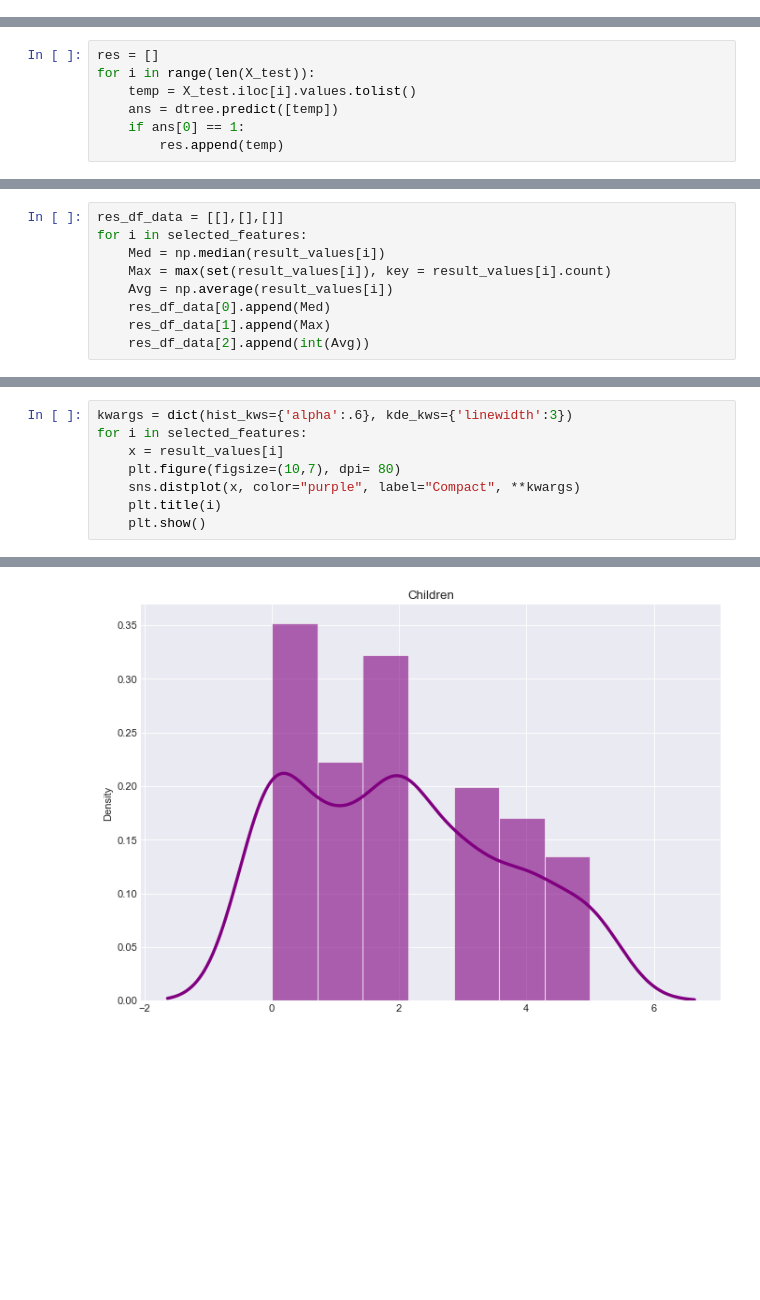
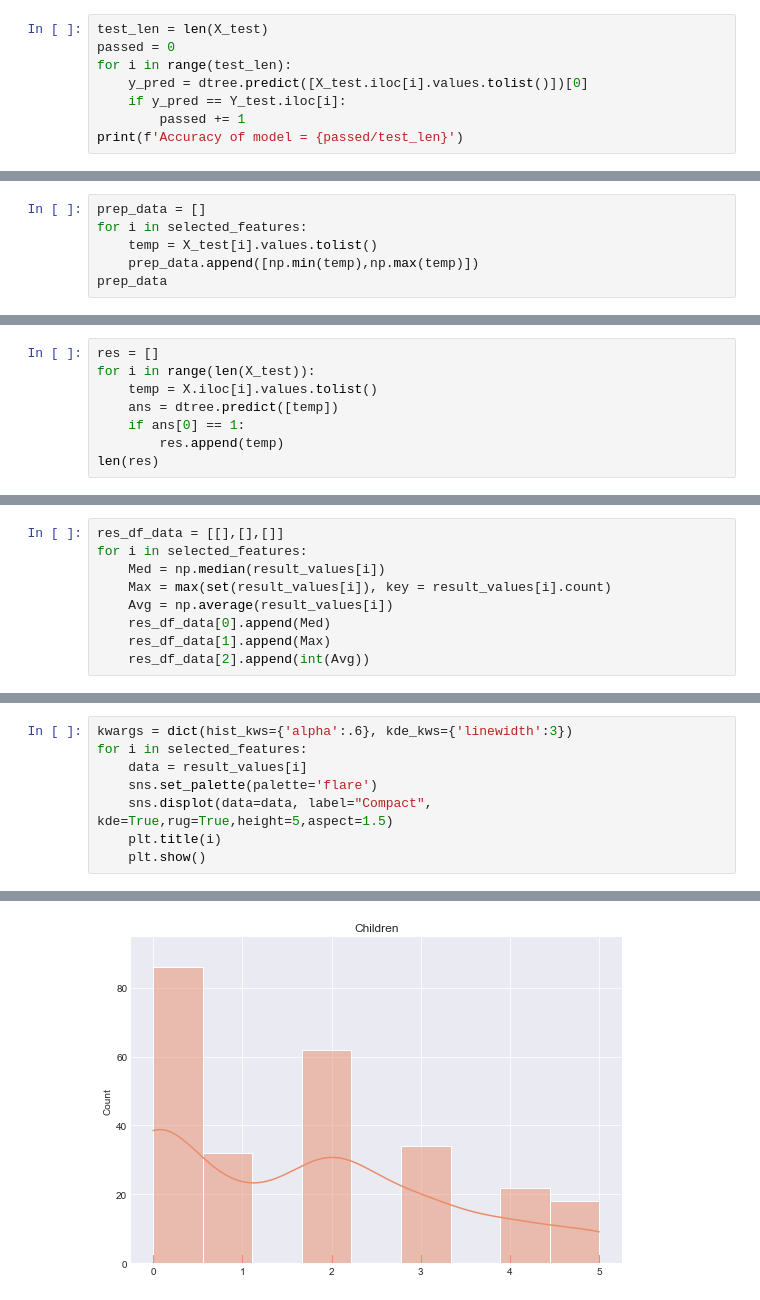
Before and after one commit to zapalke/Python-best-customer-features, a Jupyter notebook: p1.ipynb, the cells around one changed output, grey strips where cells are left out. Cells and saved outputs as stored; diff of their text form; blank space fills up the shorter version.

Commit message:
Added model accuracy test

```diff
--- a/p1.ipynb
+++ b/p1.ipynb
@@ -238,0 +241,8 @@ Decision Tree created
+# %%
+test_len = len(X_test)
+passed = 0
+for i in range(test_len):
+    y_pred = dtree.predict([X_test.iloc[i].values.tolist()])[0]
+    if y_pred == Y_test.iloc[i]:
+        passed += 1
+print(f'Accuracy of model = {passed/test_len}')
@@ -244,0 +258,6 @@ Finding our target clients
+# %%
+prep_data = []
+for i in selected_features:
+    temp = X_test[i].values.tolist()
+    prep_data.append([np.min(temp),np.max(temp)])
+prep_data
@@ -245,7 +266,8 @@ Finding our target clients
 # %%
 res = []
 for i in range(len(X_test)):
-    temp = X_test.iloc[i].values.tolist()
+    temp = X.iloc[i].values.tolist()
     ans = dtree.predict([temp])
     if ans[0] == 1:
         res.append(temp)
+len(res)
@@ -278,9 +302,9 @@ res_df
 # %%
 kwargs = dict(hist_kws={'alpha':.6}, kde_kws={'linewidth':3})
 for i in selected_features:
-    x = result_values[i]
-    plt.figure(figsize=(10,7), dpi= 80)
-    sns.distplot(x, color="purple", label="Compact", **kwargs)
+    data = result_values[i]
+    sns.set_palette(palette='flare')
+    sns.displot(data=data, label="Compact", kde=True,rug=True,height=5,aspect=1.5)
     plt.title(i)
     plt.show()
 # %% [output]
@@ -291 +315 @@ for i in selected_features:
-[figure, old version]
+[figure, new version]
```
Also changed, not shown: parts of 9 cells of this notebook.
